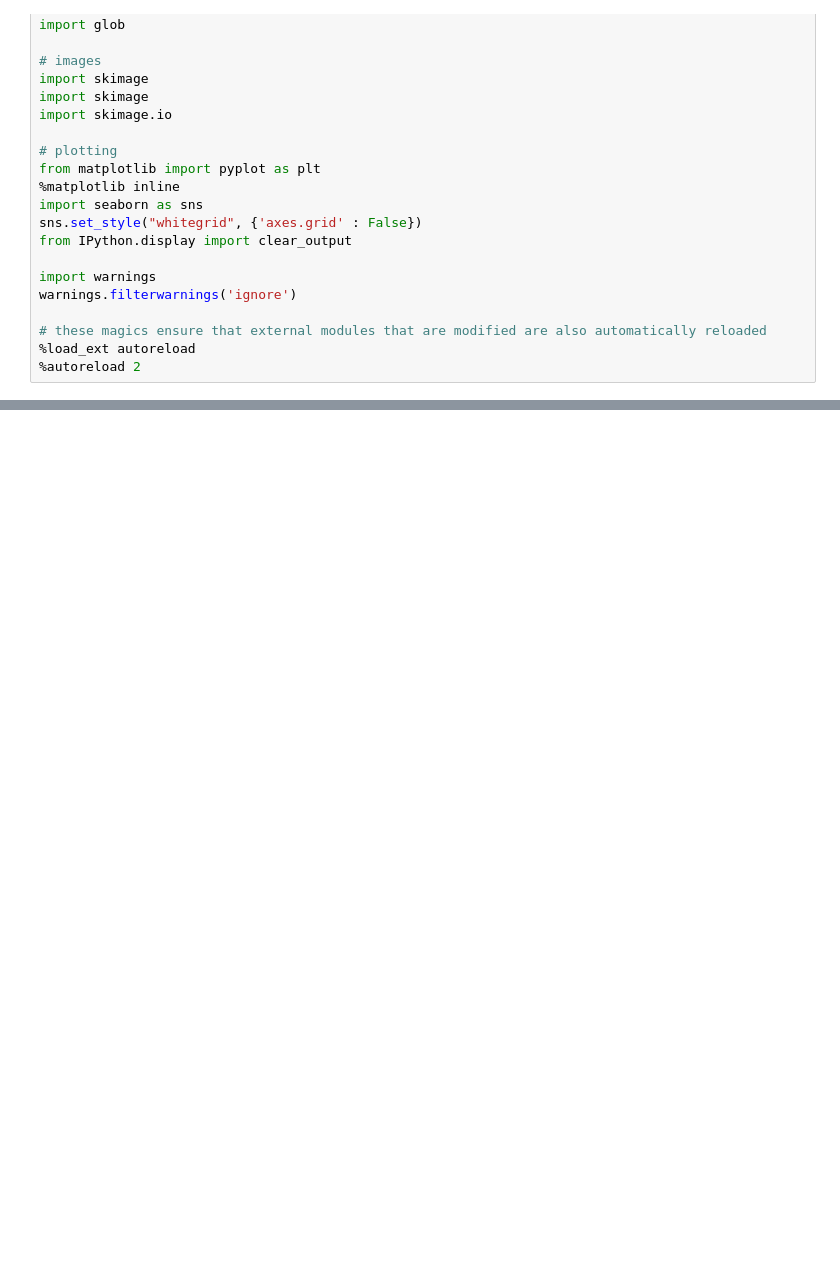
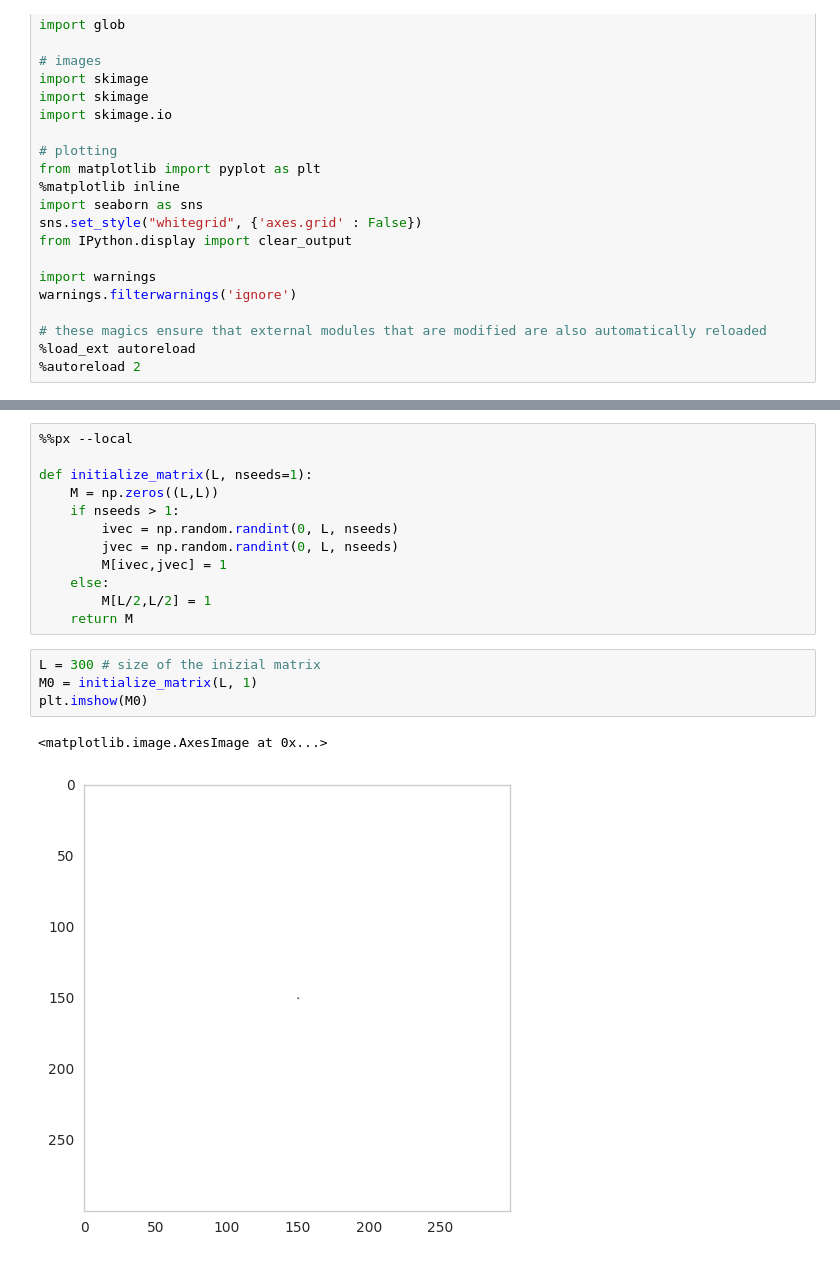
Before and after one commit to adrianalbert/urbanization-patterns, a Jupyter notebook: city-models/Updated Ribsky model.ipynb, the cells around one changed output, grey strips where cells are left out. Drawn from its saved outputs; the diff is of its cells as text; blank space fills up the shorter version.

```diff
--- a/city-models/Updated Ribsky model.ipynb
+++ b/city-models/Updated Ribsky model.ipynb
@@ -123,0 +42,19 @@ REL = np.linspace(20, 95, 10)
+# %%
+%%px --local
+
+def initialize_matrix(L, nseeds=1):
+    M = np.zeros((L,L))
+    if nseeds > 1:
+        ivec = np.random.randint(0, L, nseeds)
+        jvec = np.random.randint(0, L, nseeds)
+        M[ivec,jvec] = 1
+    else:
+        M[L/2,L/2] = 1
+    return M
+# %%
+L = 300 # size of the inizial matrix
+M0 = initialize_matrix(L, 1)
+plt.imshow(M0)
+# %% [output]
+<matplotlib.image.AxesImage at 0x...>
+[figure, added]
```
Also changed, not shown: parts of 18 cells of this notebook, 11 other files.
